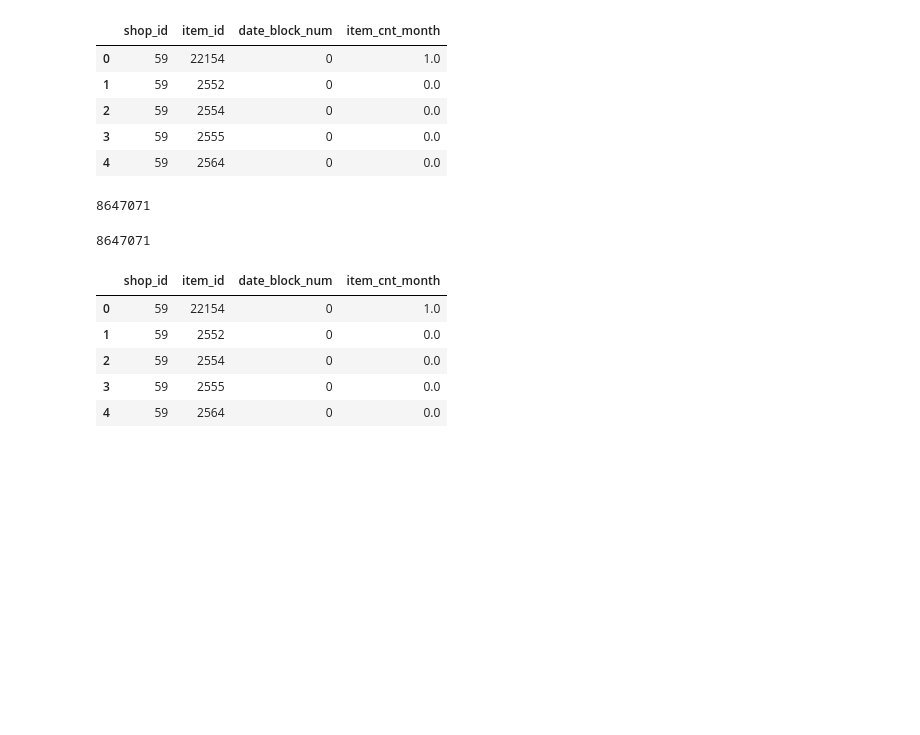
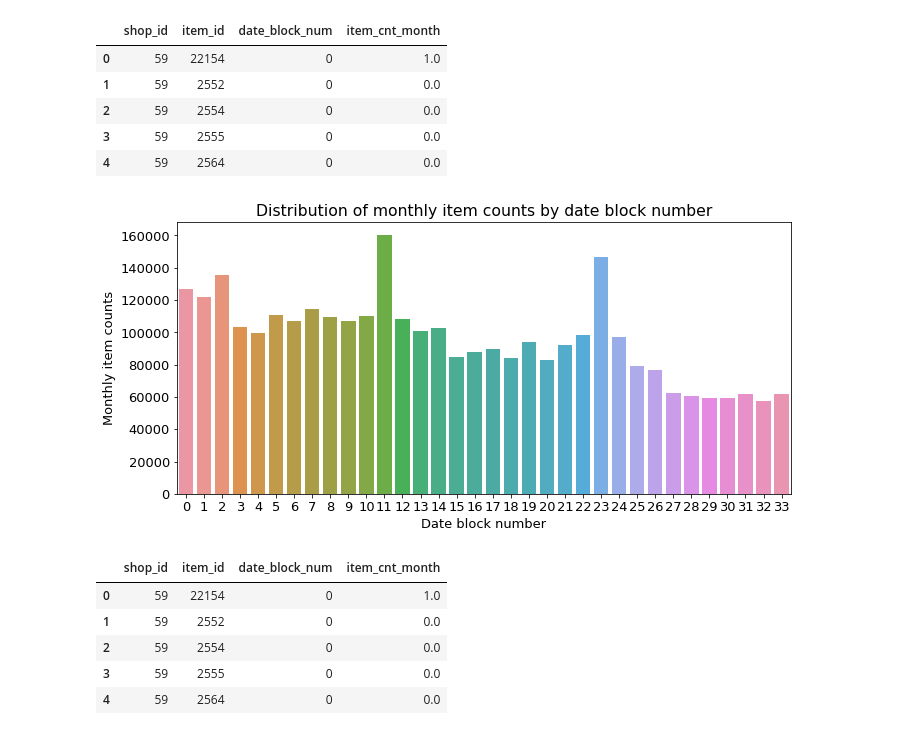
Before and after one commit to Philip-Murray/dataproj, a Jupyter notebook: production.ipynb, the cells around one changed output. Drawn from its saved outputs; the diff is of its cells as text; code cells hidden in the pictures; blank space fills up the shorter version.

```diff
--- a/production.ipynb
+++ b/production.ipynb
@@ -267,12 +283,33 @@ df.head(5)
 | 2 | 59 | 2554 | 0 | 0.0 |
 | 3 | 59 | 2555 | 0 | 0.0 |
 | 4 | 59 | 2564 | 0 | 0.0 |
-# %%
-print(len(df))
-# %% [output]
-8647071
-# %%
-print(len(df.dropna(subset=['item_cnt_month'])))
-# %% [output]
-8647071
+# %%
+# plot item counts against each month (0-33 months)
+# we can see how months 11 + 23 (December) show a spike in sales
+import seaborn as sns
+import matplotlib as mpl
+import matplotlib.pyplot as plt
+%matplotlib inline
+
+mpl.rc('font', size=13)
+figure, ax = plt.subplots()
+figure.set_size_inches(11, 5)
+
+# total montly item sales
+# group by date, provide sum of item count
+upscale = df.copy()
+upscale['item_cnt_month'] = upscale['item_cnt_month'].astype(np.float32)
+
+group_month_sum = upscale.groupby(['date_block_num']).agg({'item_cnt_month': 'sum'})
+group_month_sum = group_month_sum.reset_index()
+
+sns.barplot(x='date_block_num', y='item_cnt_month', data=group_month_sum)
+ax.set(title='Distribution of monthly item counts by date block number',
+       xlabel='Date block number',
+       ylabel='Monthly item counts');
+
+del group_month_sum
+del upscale
+# %% [output]
+[figure, added]
 # %%
```
Also changed, not shown: parts of 40 cells of this notebook.
